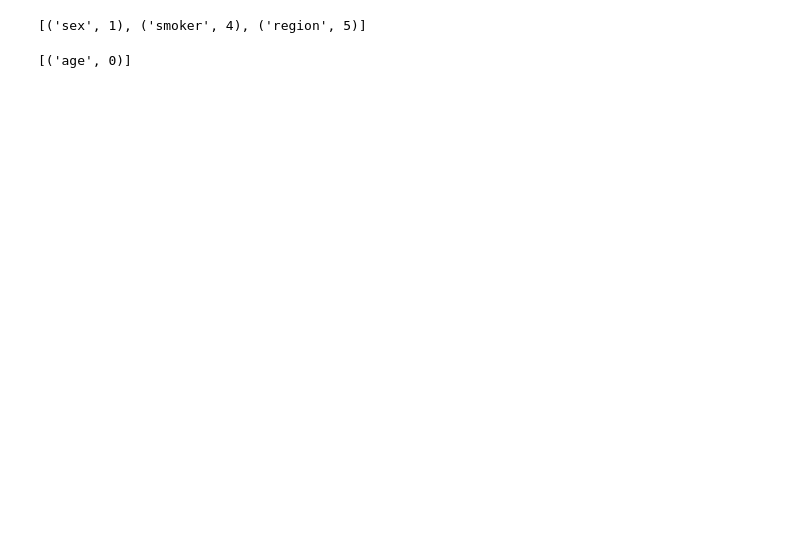
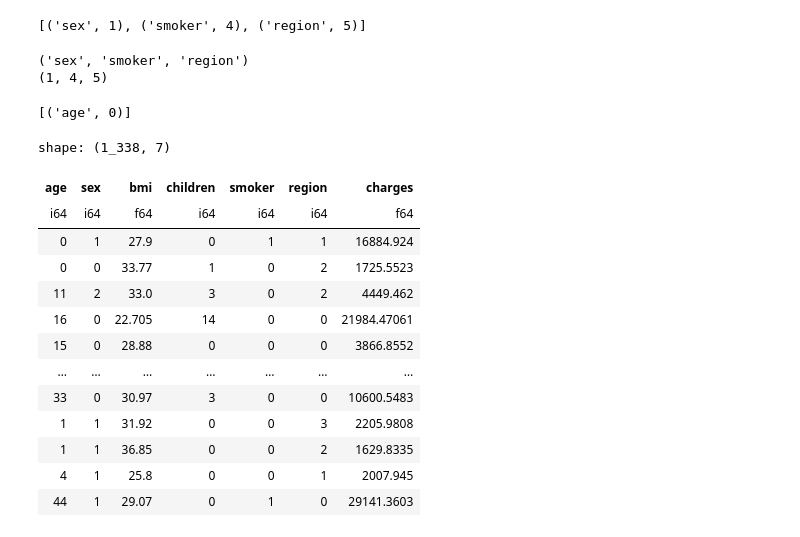
Before and after one commit to rzambrano1/tabular_nn, a Jupyter notebook: notebooks/tabular_argn.ipynb, the cells around one changed output. Saved outputs shown, nothing was run; the diff lists cells and outputs as text; code cells hidden in the pictures; blank space fills up the shorter version.

```diff
--- a/notebooks/tabular_argn.ipynb
+++ b/notebooks/tabular_argn.ipynb
@@ -350,7 +350,31 @@ insurance_table_test.table.head(10)
 insurance_table_test._categorical_columns
 # %% [output]
 [('sex', 1), ('smoker', 4), ('region', 5)]
+# %%
+c,i = zip(*insurance_table_test._categorical_columns)
+print(c)
+print(i)
+# %% [output]
+('sex', 'smoker', 'region')
+(1, 4, 5)
 # %%
 insurance_table_test._float_columns_to_cast_to_integer
 # %% [output]
 [('age', 0)]
+# %%
+insurance_table_test._table
+# %% [output]
+shape: (1_338, 7)
+| age | sex | bmi | children | smoker | region | charges |
+| i64 | i64 | f64 | i64 | i64 | i64 | f64 |
+| 0 | 1 | 27.9 | 0 | 1 | 1 | 16884.924 |
+| 0 | 0 | 33.77 | 1 | 0 | 2 | 1725.5523 |
+| 11 | 2 | 33.0 | 3 | 0 | 2 | 4449.462 |
+| 16 | 0 | 22.705 | 14 | 0 | 0 | 21984.47061 |
+| 15 | 0 | 28.88 | 0 | 0 | 0 | 3866.8552 |
+| … | … | … | … | … | … | … |
+| 33 | 0 | 30.97 | 3 | 0 | 0 | 10600.5483 |
+| 1 | 1 | 31.92 | 0 | 0 | 3 | 2205.9808 |
+| 1 | 1 | 36.85 | 0 | 0 | 2 | 1629.8335 |
+| 4 | 1 | 25.8 | 0 | 0 | 1 | 2007.945 |
+| 44 | 1 | 29.07 | 0 | 1 | 0 | 29141.3603 |
```
Also changed, not shown: parts of 15 cells of this notebook, 2 other files.
